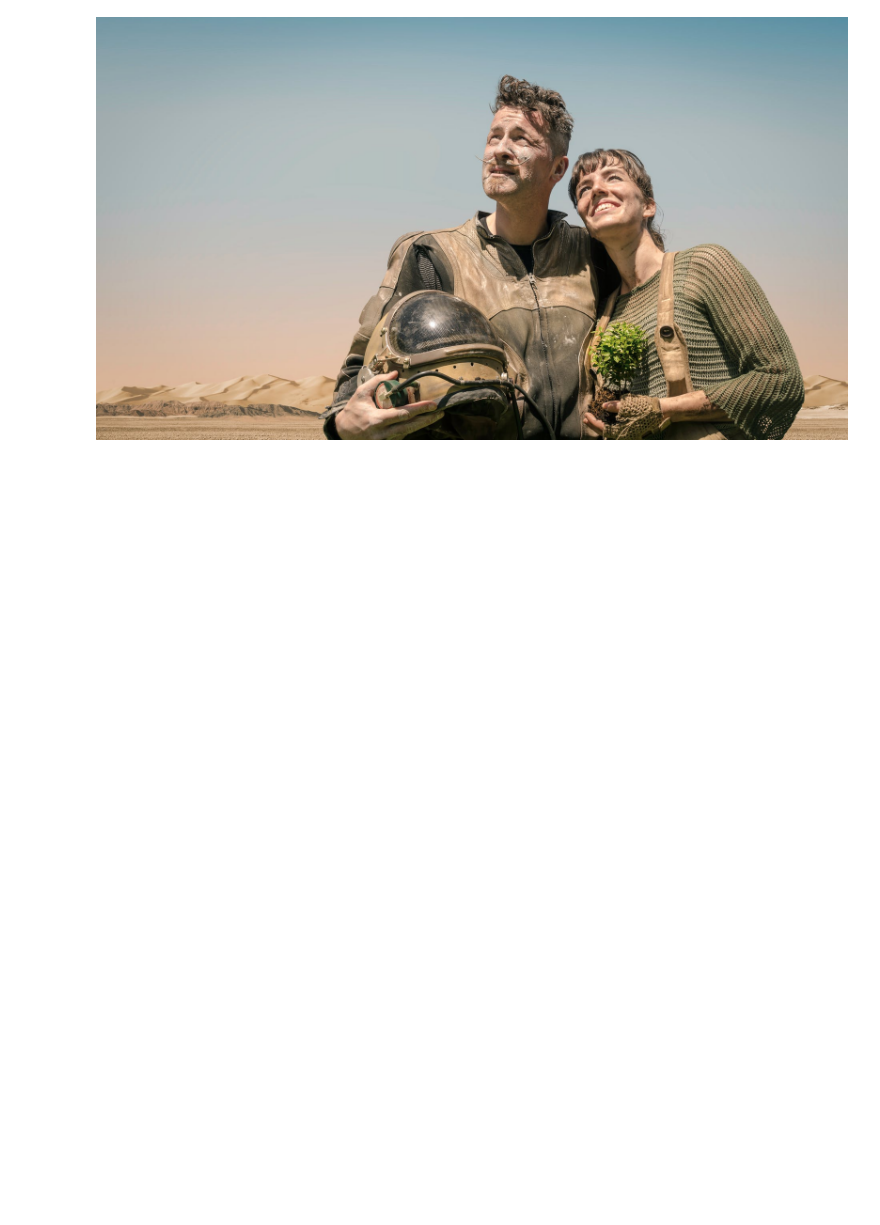
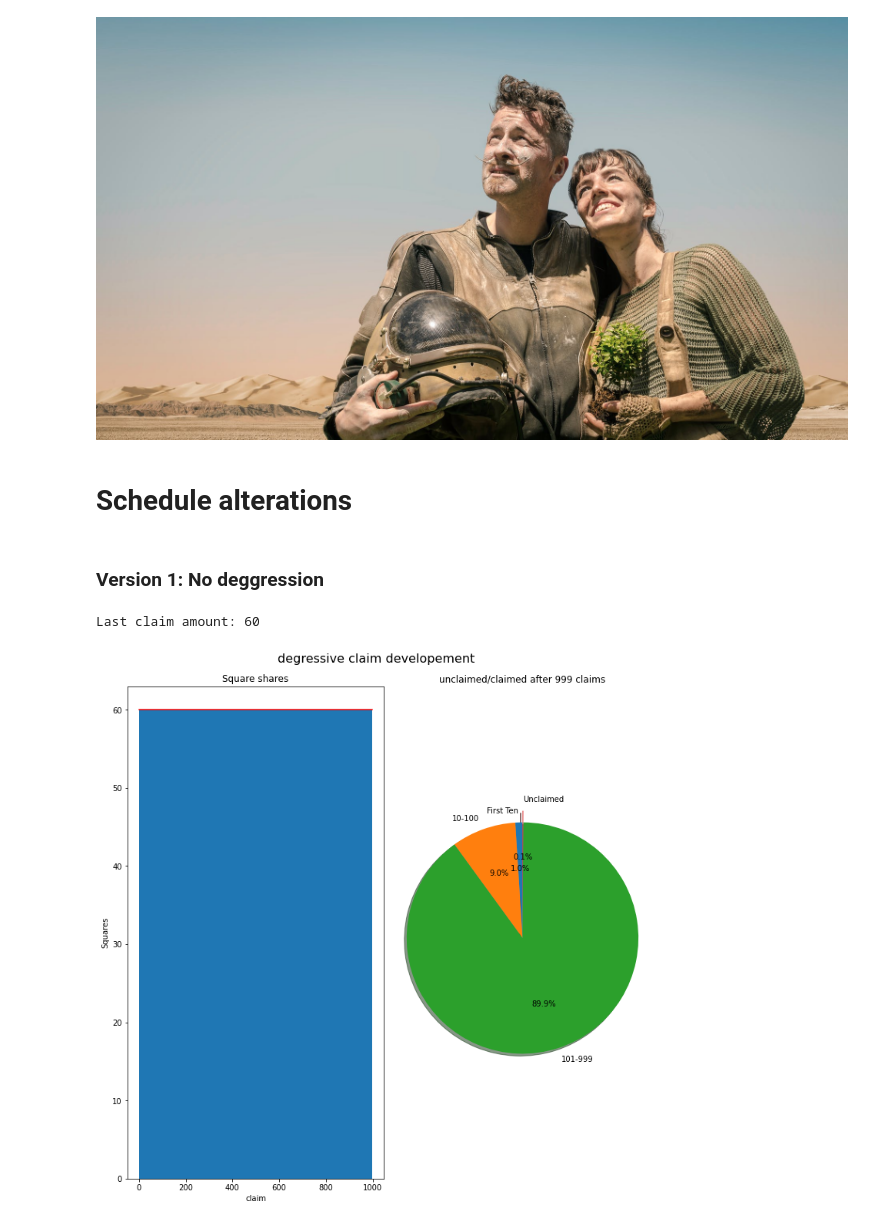
Before and after one commit to CryptoMars/crypto-mars, a Jupyter notebook: tools/mars_claiming_deg.ipynb, the cells around one changed output. Drawn from its saved outputs; the diff is of its cells as text; code cells hidden in the pictures; blank space fills up the shorter version.

Commit message:
schedule variants

```diff
--- a/tools/mars_claiming_deg.ipynb
+++ b/tools/mars_claiming_deg.ipynb
@@ -53,0 +9,2 @@ def plot_developement(squareN= 144000000, first_claim = 1440000, deg= 0.99, nCla
+# %% [markdown]
+# Schedule alterations
@@ -53,0 +13,7 @@ def plot_developement(squareN= 144000000, first_claim = 1440000, deg= 0.99, nCla
+# %% [markdown]
+### Version 1: No deggression
+# %%
+plot_developement(N, first_claim = 60, deg= 1, nClaims= 999)
+# %% [output]
+Last claim amount: 60
+[figure, added]
```
Also changed, not shown: parts of 10 cells of this notebook, 1 other file.
